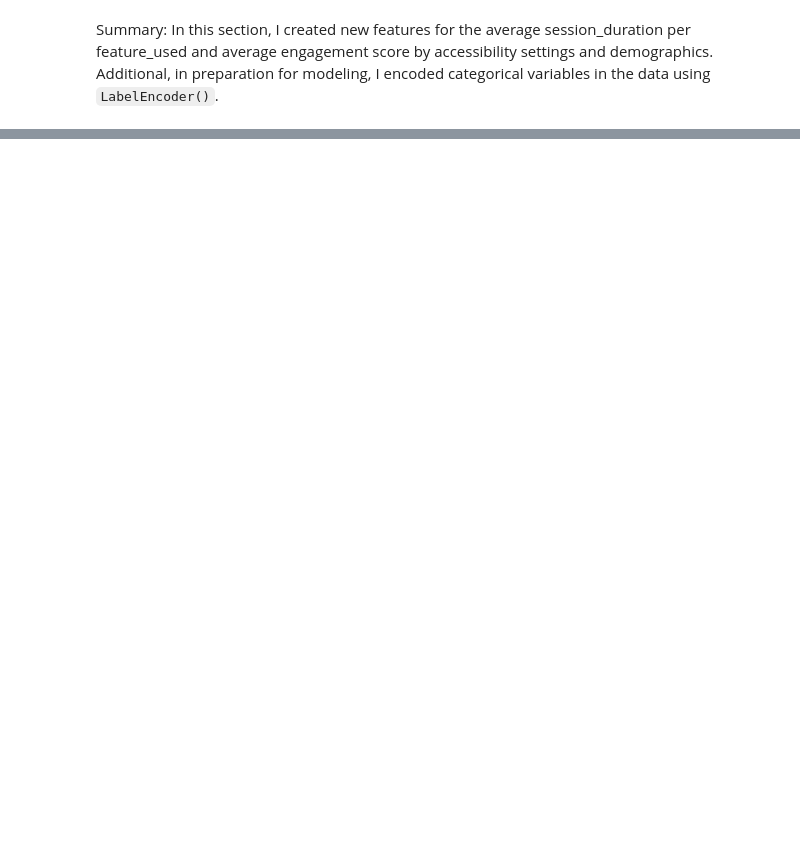
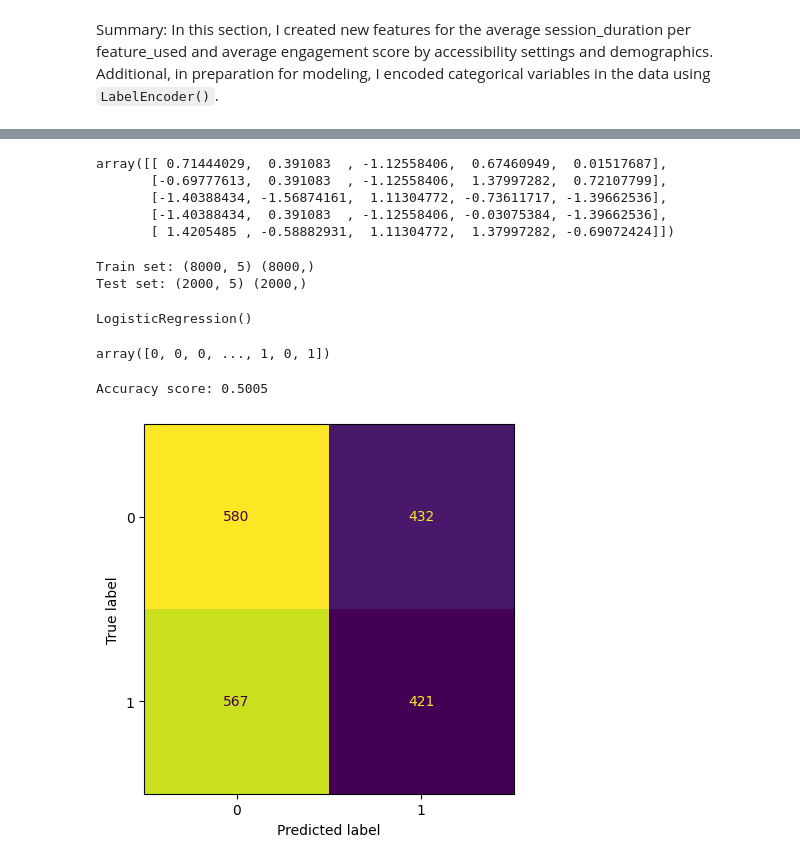
Before and after one commit to Joycelyn96/HackDiversityDataInterviewChallenge, a Jupyter notebook: hack_diversity_data_interview_challenge.ipynb, the cells around one changed output, grey strips where cells are left out. Drawn from its saved outputs; the diff is of its cells as text; code cells hidden in the pictures; blank space fills up the shorter version.

Commit message:
Finished predictive modeling

```diff
--- a/hack_diversity_data_interview_challenge.ipynb
+++ b/hack_diversity_data_interview_challenge.ipynb
@@ -319,0 +319,45 @@ Summary: In this section, I created new features for the average session_duratio
+# %%
+# Prepare the data
+X = model_data[['age_group', 'gender', 'additional_attributes', 'engagement_score', 'feature_used']]
+y = model_data['high_accessibility_user']
+# %%
+# Normalize the data
+X = StandardScaler().fit(X).transform(X)
+X[0:5]
+# %% [output]
+array([[ 0.71444029,  0.391083  , -1.12558406,  0.67460949,  0.01517687],
+       [-0.69777613,  0.391083  , -1.12558406,  1.37997282,  0.72107799],
+       [-1.40388434, -1.56874161,  1.11304772, -0.73611717, -1.39662536],
+       [-1.40388434,  0.391083  , -1.12558406, -0.03075384, -1.39662536],
+       [ 1.4205485 , -0.58882931,  1.11304772,  1.37997282, -0.69072424]])
+# %%
+# Split the data
+X_train, X_test, y_train, y_test = train_test_split(X, y, test_size=0.2, random_state=42)
+print('Train set:', X_train.shape, y_train.shape)
+print('Test set:', X_test.shape, y_test.shape)
+# %% [output]
+Train set: (8000, 5) (8000,)
+Test set: (2000, 5) (2000,)
+# %%
+# Train the model
+model = LogisticRegression()
+model.fit(X_train, y_train)
+# %% [output]
+LogisticRegression()
+# %%
+# Make predictions
+y_hat = model.predict(X_test)
+y_hat
+# %% [output]
+array([0, 0, 0, ..., 1, 0, 1])
+# %%
+# Evaluate the model: Accuracy score
+acc_score = accuracy_score(y_test, y_hat)
+print(f'Accuracy score: {acc_score}')
+# %% [output]
+Accuracy score: 0.5005
+# %%
+# Plot the confusion matrix
+ConfusionMatrixDisplay.from_estimator(model, X_test, y_test, colorbar=False);
+# %% [output]
+[figure, added]
```
Also changed, not shown: parts of 4 cells of this notebook.
